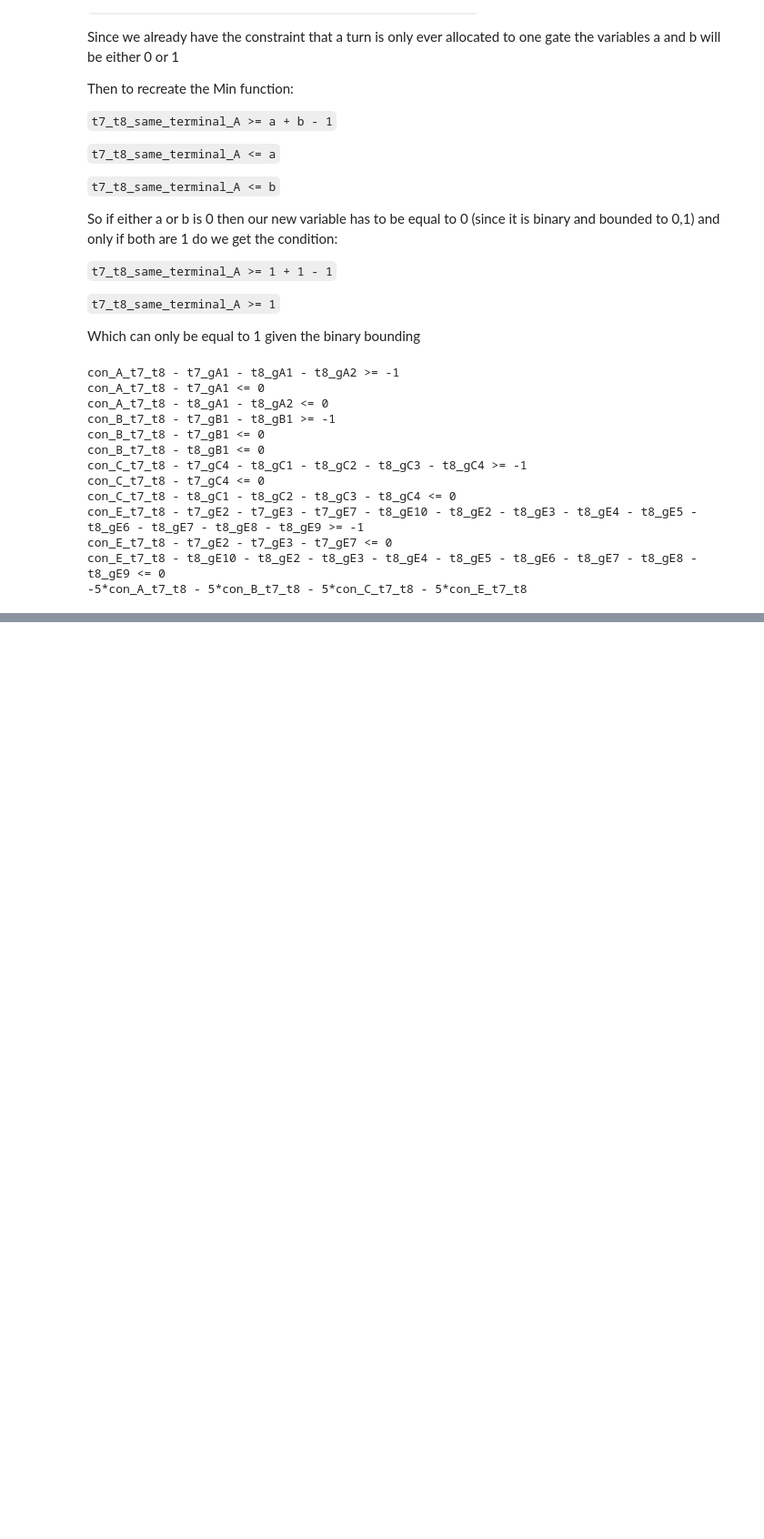
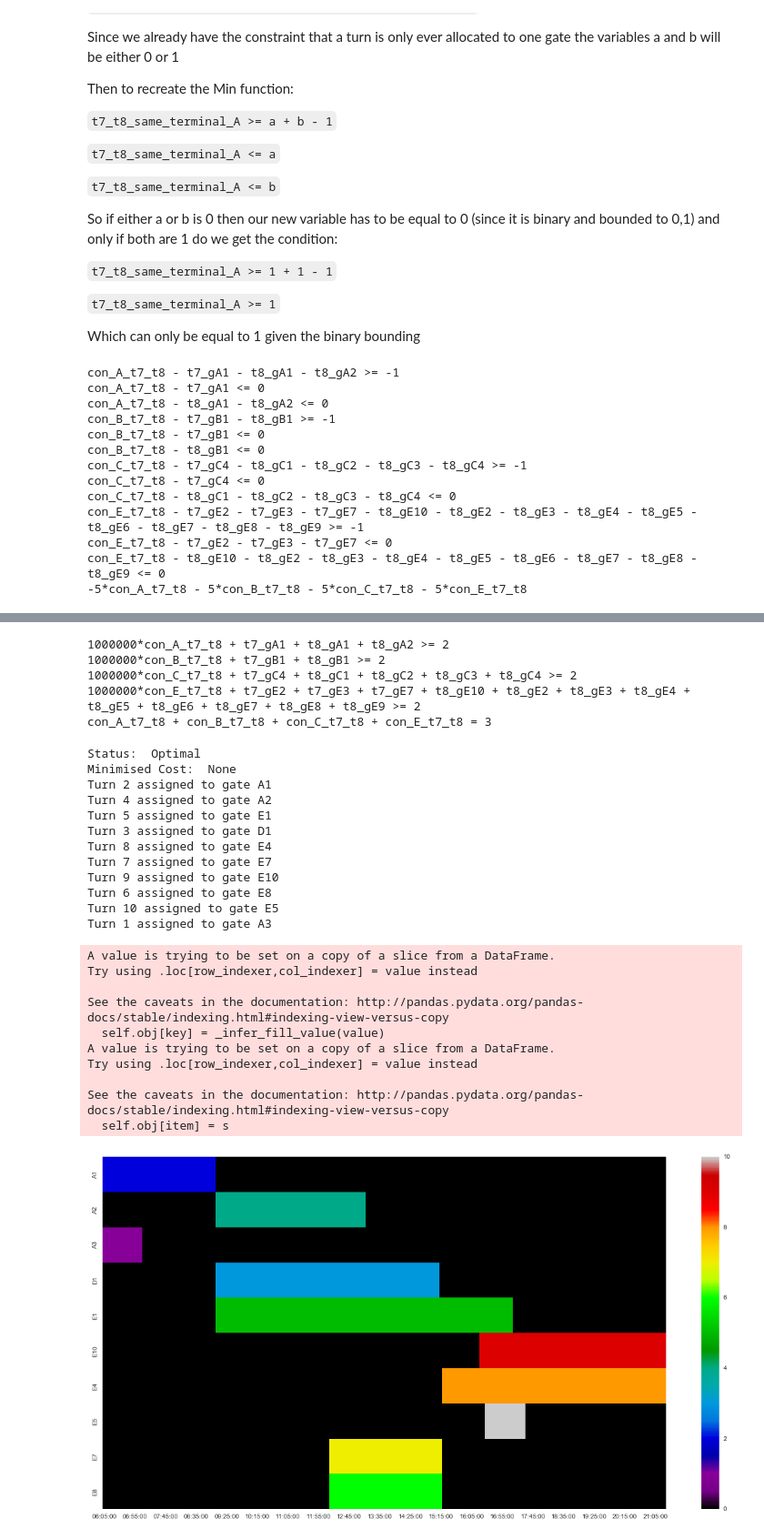
Before and after one commit to ilkarman/Blog, a Jupyter notebook: Airport Assignment - Linear Optimisation/Linear Programming - Airport Example-2.ipynb, the cells around one changed output, grey strips where cells are left out. Shown at 91% size. Drawn from its saved outputs; the diff is of its cells as text; code cells hidden in the pictures; blank space fills up the shorter version.

Commit message:
Extra Example
Added from soft-rule to hard-rule

```diff
--- a/Airport Assignment - Linear Optimisation/Linear Programming - Airport Example-2.ipynb
+++ b/Airport Assignment - Linear Optimisation/Linear Programming - Airport Example-2.ipynb
@@ -566,0 +652,78 @@ See the caveats in the documentation: http://pandas.pydata.org/pandas-docs/stabl
+# %%
+extra_binary_vars = {} # Dictionary to hold new variables
+
+very_negative_number = -1 * 1000000
+
+list_of_turns_to_be_connected = [(7,8)]
+list_of_terminals = airport2.terminal.unique()
+
+for turn_i, turn_j in list_of_turns_to_be_connected:
+    extra_constraint = []
+    for airport_terminal in list_of_terminals:
+        gates_in_terminal = airport2[airport2.terminal == airport_terminal].gate.unique()
+
+        possible_allocations_i = [x[turn_i, gte] for gte in gates_in_terminal if (turn_i, gte) in x]
+        possible_allocations_j = [x[turn_j, gte] for gte in gates_in_terminal if (turn_j, gte) in x]
+
+        # If we have compatible gates in this terminal for both turns:
+        if len(possible_allocations_i) and len(possible_allocations_j):
+            # Create new variable for constraints
+            extra_binary_var[turn_i, turn_j, airport_terminal] = LpVariable("con_%s_t%i_t%i" %
+                                                                            (airport_terminal, turn_i, turn_j),
+                                                                            0, 1, LpBinary)
+            # Keep track of newly added variable
+            extra_constraint.append(extra_binary_var[turn_i, turn_j, airport_terminal])
+            cons = lpSum(possible_allocations_i + possible_allocations_j) >= 2 + \
+            (very_negative_number*extra_binary_var[turn_i, turn_j, airport_terminal])
+            print(cons)
+            prob += cons
+
+    # k of N hold
+    # In this example we have constraints for terminals A, B, C, and E so we set sum equal to 4-1=3
+    cons = lpSum(extra_constraint) == len(extra_constraint) - 1
+    print(cons)
+    prob += cons
+# %% [output]
+1000000*con_A_t7_t8 + t7_gA1 + t8_gA1 + t8_gA2 >= 2
+1000000*con_B_t7_t8 + t7_gB1 + t8_gB1 >= 2
+1000000*con_C_t7_t8 + t7_gC4 + t8_gC1 + t8_gC2 + t8_gC3 + t8_gC4 >= 2
+1000000*con_E_t7_t8 + t7_gE2 + t7_gE3 + t7_gE7 + t8_gE10 + t8_gE2 + t8_gE3 + t8_gE4 + t8_gE5 + t8_gE6 + t8_gE7 + t8_gE8 + t8_gE9 >= 2
+con_A_t7_t8 + con_B_t7_t8 + con_C_t7_t8 + con_E_t7_t8 = 3
+# %%
+# Solve
+prob.solve()
+
+# Report
+print("Status: ", LpStatus[prob.status])
+print("Minimised Cost: ", value(prob.objective))
+
+# We should have turn 7 and turn 8 assigned to same terminal (and possible gate)
+for alloc in x:
+    if x[alloc].varValue:
+        print("Turn %i assigned to gate %s" % (alloc[0], alloc[-1]))
+
+plot_gantt_chart(turns2, x)
+# %% [output]
+Status:  Optimal
+Minimised Cost:  None
+Turn 2 assigned to gate A1
+Turn 4 assigned to gate A2
+Turn 5 assigned to gate E1
+Turn 3 assigned to gate D1
+Turn 8 assigned to gate E4
+Turn 7 assigned to gate E7
+Turn 9 assigned to gate E10
+Turn 6 assigned to gate E8
+Turn 10 assigned to gate E5
+Turn 1 assigned to gate A3
+A value is trying to be set on a copy of a slice from a DataFrame.
+Try using .loc[row_indexer,col_indexer] = value instead
+
+See the caveats in the documentation: http://pandas.pydata.org/pandas-docs/stable/indexing.html#indexing-view-versus-copy
+  self.obj[key] = _infer_fill_value(value)
+A value is trying to be set on a copy of a slice from a DataFrame.
+Try using .loc[row_indexer,col_indexer] = value instead
+
+See the caveats in the documentation: http://pandas.pydata.org/pandas-docs/stable/indexing.html#indexing-view-versus-copy
+  self.obj[item] = s
+[figure, added]
```
Also changed, not shown: parts of 6 cells of this notebook.
